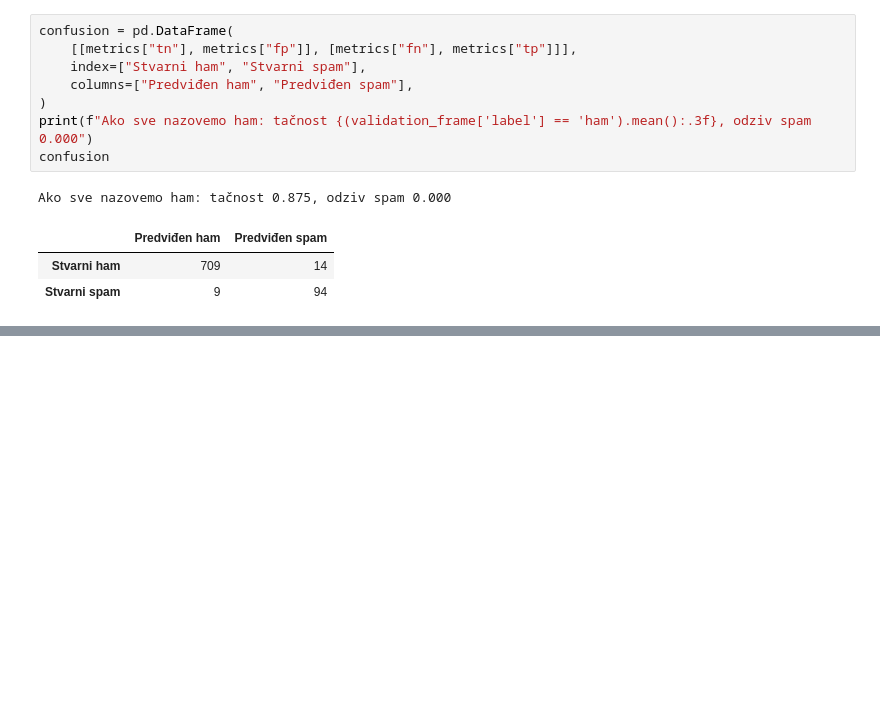
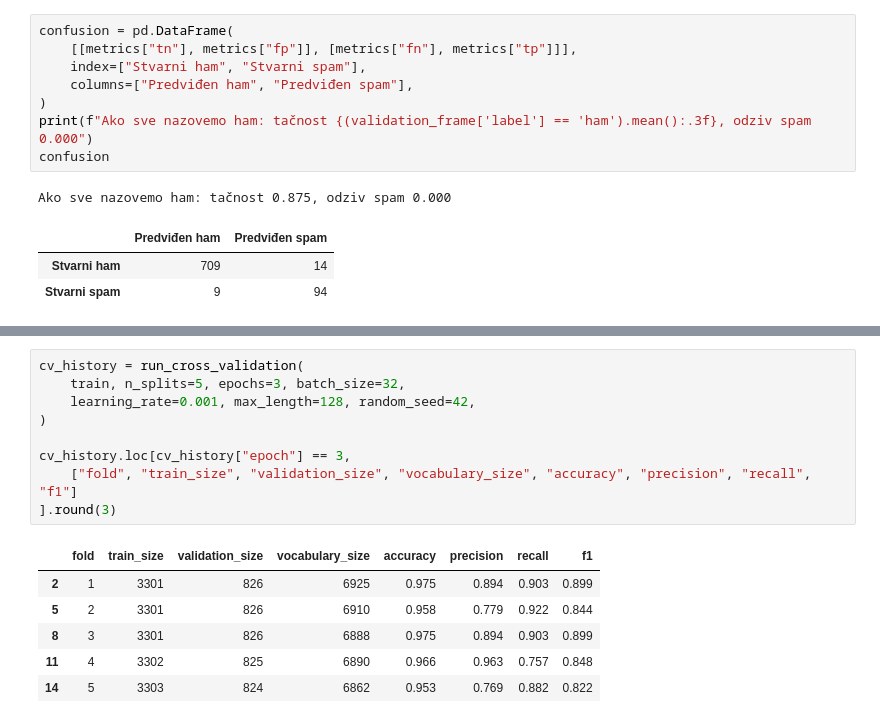
Before and after one commit to bogdanm01/SMS-Spam-Detection, a Jupyter notebook: notebooks/03_dataset_and_model.ipynb, the cells around one changed output, grey strips where cells are left out. Saved outputs shown, nothing was run; the diff lists cells and outputs as text; blank space fills up the shorter version.

Commit message:
add cross validation

```diff
--- a/notebooks/03_dataset_and_model.ipynb
+++ b/notebooks/03_dataset_and_model.ipynb
@@ -294,0 +327,16 @@ Rezultati važe za **jednu** podelu i početnu konfiguraciju. U prvoj epohi vali
+# %%
+cv_history = run_cross_validation(
+    train, n_splits=5, epochs=3, batch_size=32,
+    learning_rate=0.001, max_length=128, random_seed=42,
+)
+
+cv_history.loc[cv_history["epoch"] == 3,
+    ["fold", "train_size", "validation_size", "vocabulary_size", "accuracy", "precision", "recall", "f1"]
+].round(3)
+# %% [output]
+|  | fold | train_size | validation_size | vocabulary_size | accuracy | precision | recall | f1 |
+| 2 | 1 | 3301 | 826 | 6925 | 0.975 | 0.894 | 0.903 | 0.899 |
+| 5 | 2 | 3301 | 826 | 6910 | 0.958 | 0.779 | 0.922 | 0.844 |
+| 8 | 3 | 3301 | 826 | 6888 | 0.975 | 0.894 | 0.903 | 0.899 |
+| 11 | 4 | 3302 | 825 | 6890 | 0.966 | 0.963 | 0.757 | 0.848 |
+| 14 | 5 | 3303 | 824 | 6862 | 0.953 | 0.769 | 0.882 | 0.822 |
```
Also changed, not shown: parts of 8 cells of this notebook, 2 other files.
